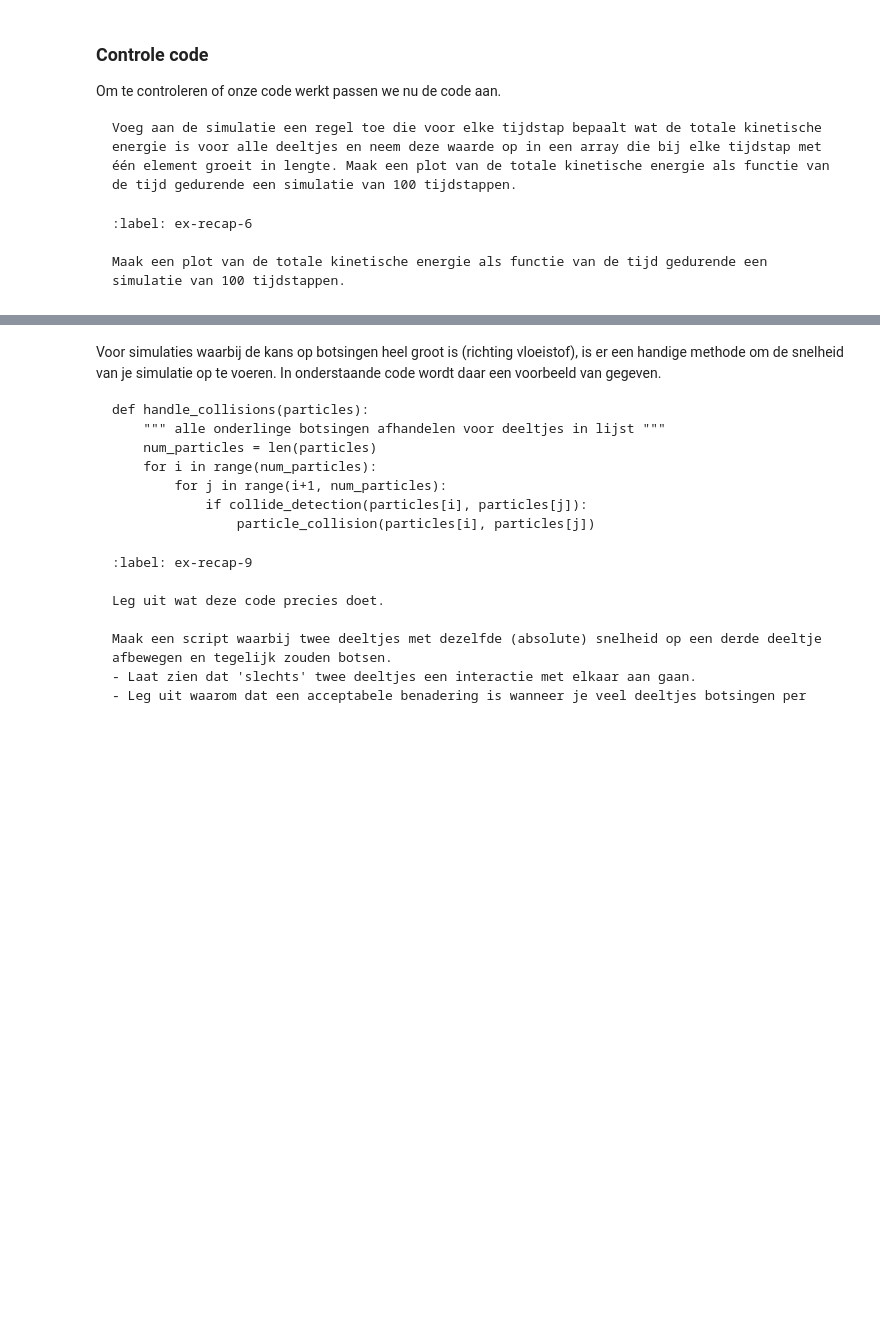
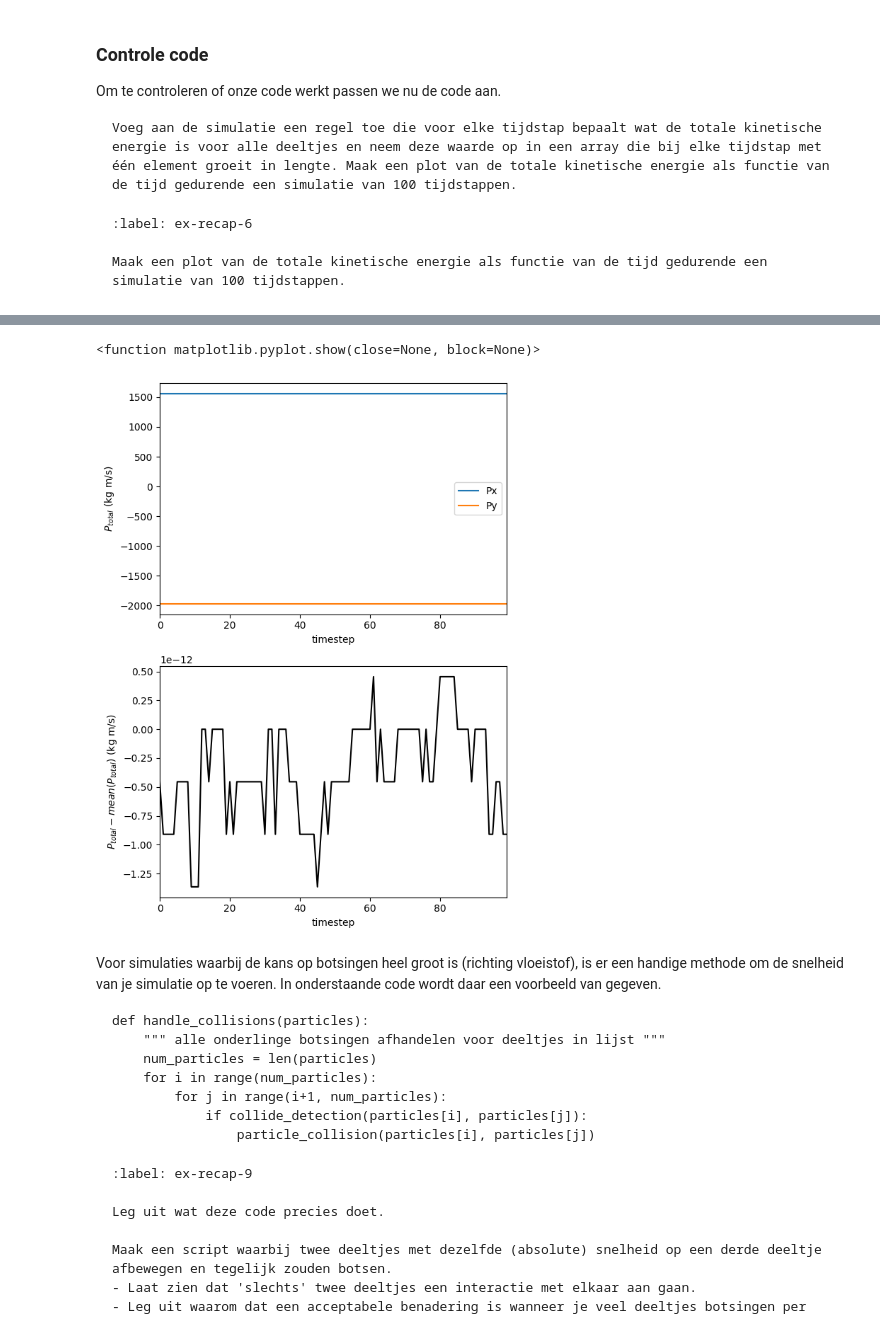
Before and after one commit to BNR33/001TASH, a Jupyter notebook: Content/PySim/3_recap.ipynb, the cells around one changed output, grey strips where cells are left out. Cells and saved outputs as stored; diff of their text form; code cells hidden in the pictures; blank space fills up the shorter version.

````diff
--- a/Content/PySim/3_recap.ipynb
+++ b/Content/PySim/3_recap.ipynb
@@ -400,6 +399,29 @@ Noem nog een andere grootheid die behouden moet zijn. Geef ook van deze groothei
 ```
 # %%
-#your code/answer
+x_as = np.arange(0,100,1)
+P_mag = np.linalg.norm(P_total, axis=1)
+
+plt.figure(figsize=(6,8))
+
+plt.subplot(2,1,1)
+plt.plot(x_as, P_total[:,0], label="Px")
+plt.plot(x_as, P_total[:,1], label="Py")
+plt.xlabel("timestep")
+plt.ylabel("$P_{total}$ (kg m/s)")
+plt.xlim(0,99)
+plt.legend()
+
+plt.subplot(2,1,2)
+plt.plot(x_as, P_mag - np.mean(P_mag), "k-")
+plt.xlabel("timestep")
+plt.ylabel("$P_{total} - mean(P_{total})$ (kg m/s)")
+plt.xlim(0,99)
+
+plt.tight_layout()
+plt.show
+# %% [output]
+<function matplotlib.pyplot.show(close=None, block=None)>
+[figure, added]
 # %% [markdown]
 
 Voor simulaties waarbij de kans op botsingen heel groot is (richting vloeistof), is er een handige methode om de snelheid van je simulatie op te voeren.
````
Also changed, not shown: parts of 8 cells of this notebook.
